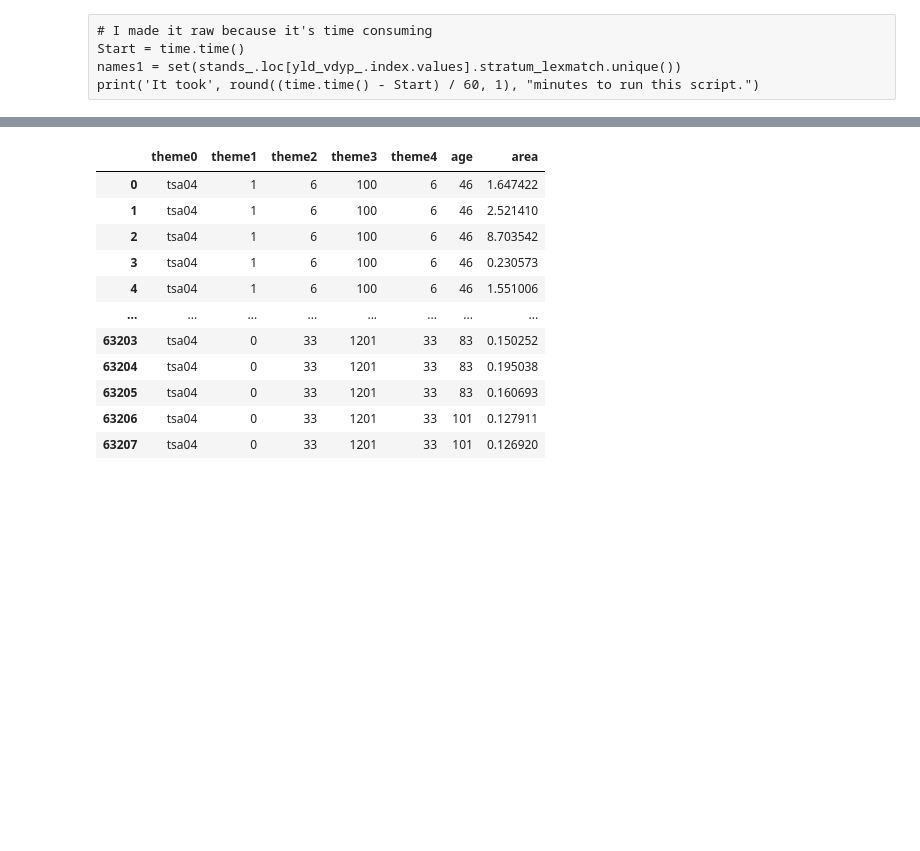
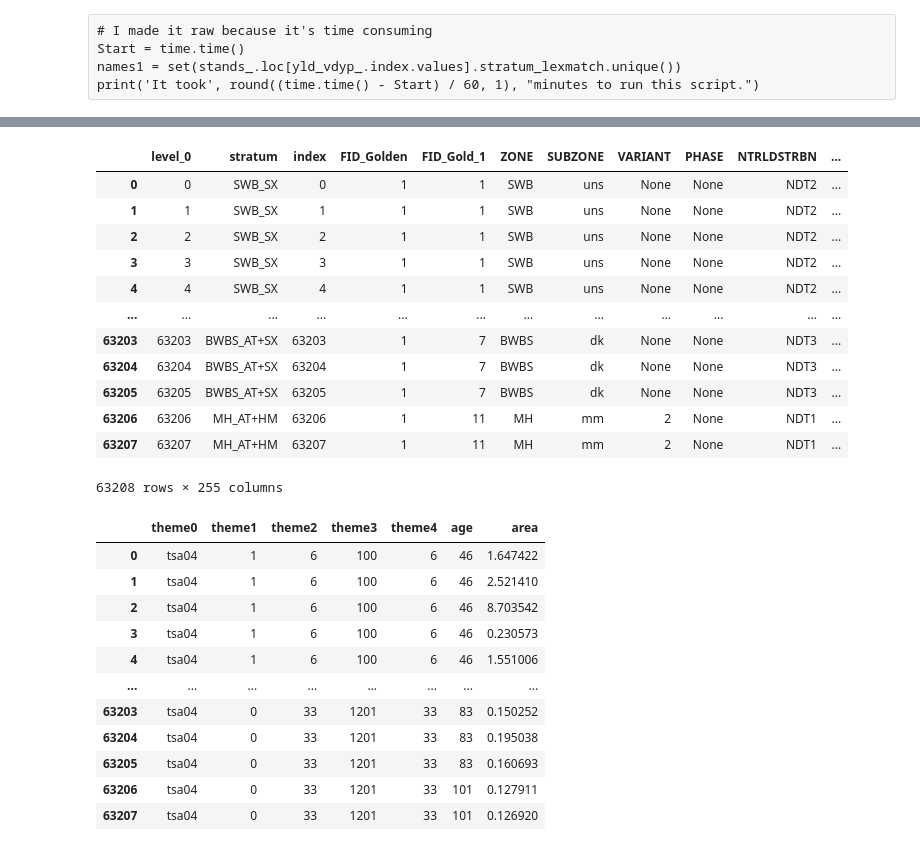
Before and after one commit to UBC-FRESH/nbds_mining, a Jupyter notebook: 00_woodstock_files_6theme.ipynb, the cells around one changed output, grey strips where cells are left out. Drawn from its saved outputs; the diff is of its cells as text; code cells hidden in the pictures; blank space fills up the shorter version.

```diff
--- a/00_woodstock_files_6theme.ipynb
+++ b/00_woodstock_files_6theme.ipynb
@@ -180,3 +178,19 @@ ValueError: cannot insert level_0, already exists
+# %%
+stands_
+# %% [output]
+|  | level_0 | stratum | index | FID_Golden | FID_Gold_1 | ZONE | SUBZONE | VARIANT | PHASE | NTRLDSTRBN | ... |
+| 0 | 0 | SWB_SX | 0 | 1 | 1 | SWB | uns | None | None | NDT2 | ... |
+| 1 | 1 | SWB_SX | 1 | 1 | 1 | SWB | uns | None | None | NDT2 | ... |
+| 2 | 2 | SWB_SX | 2 | 1 | 1 | SWB | uns | None | None | NDT2 | ... |
+| 3 | 3 | SWB_SX | 3 | 1 | 1 | SWB | uns | None | None | NDT2 | ... |
+| 4 | 4 | SWB_SX | 4 | 1 | 1 | SWB | uns | None | None | NDT2 | ... |
+| ... | ... | ... | ... | ... | ... | ... | ... | ... | ... | ... | ... |
+| 63203 | 63203 | BWBS_AT+SX | 63203 | 1 | 7 | BWBS | dk | None | None | NDT3 | ... |
+| 63204 | 63204 | BWBS_AT+SX | 63204 | 1 | 7 | BWBS | dk | None | None | NDT3 | ... |
+| 63205 | 63205 | BWBS_AT+SX | 63205 | 1 | 7 | BWBS | dk | None | None | NDT3 | ... |
+| 63206 | 63206 | MH_AT+HM | 63206 | 1 | 11 | MH | mm | 2 | None | NDT1 | ... |
+| 63207 | 63207 | MH_AT+HM | 63207 | 1 | 11 | MH | mm | 2 | None | NDT1 | ... |
+63208 rows × 255 columns
 # %%
 columns_to_keep = ['TSA_NUMBER', 'contclass', 'Age_2023', 'AU', 'geometry', 'SPECIES_CD']
 stands_mdf = stands[columns_to_keep].copy()
```
Also changed, not shown: parts of 1 cell of this notebook.
